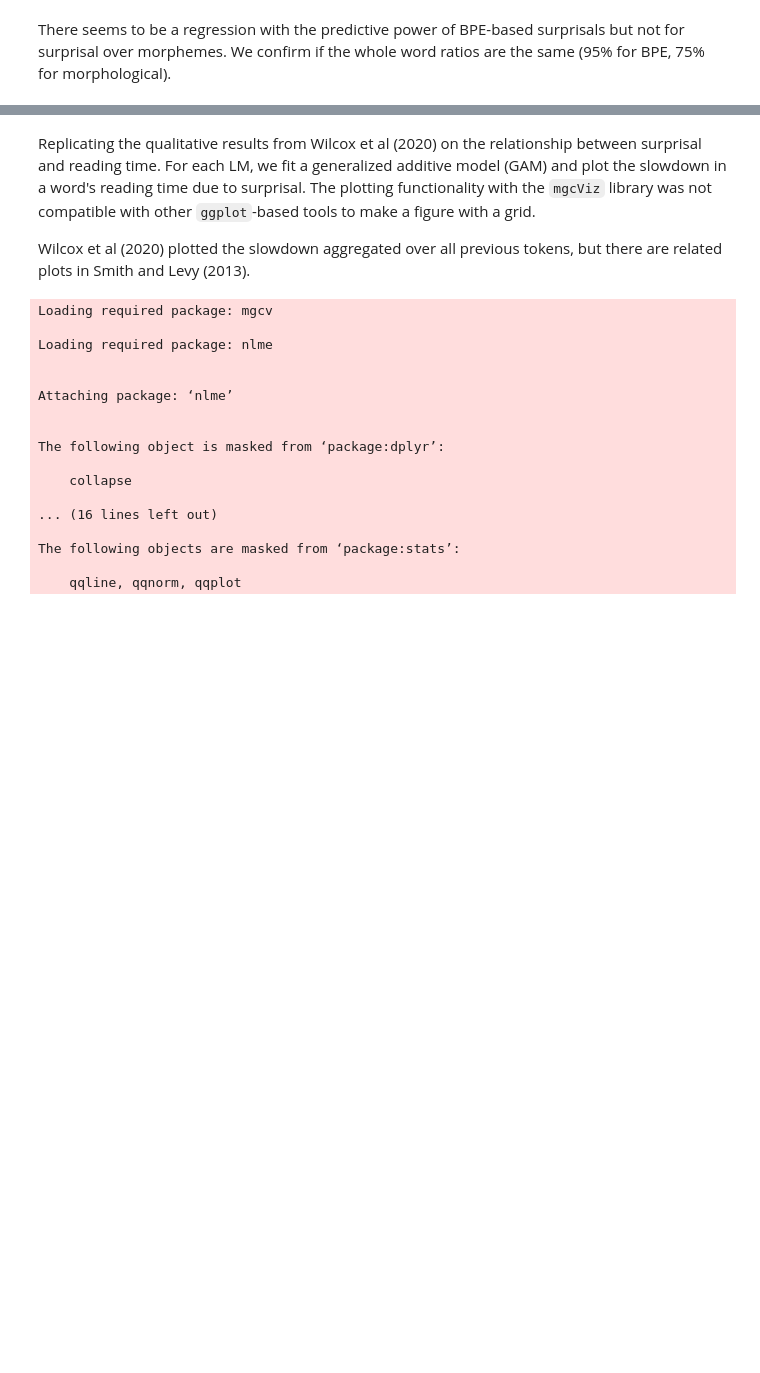
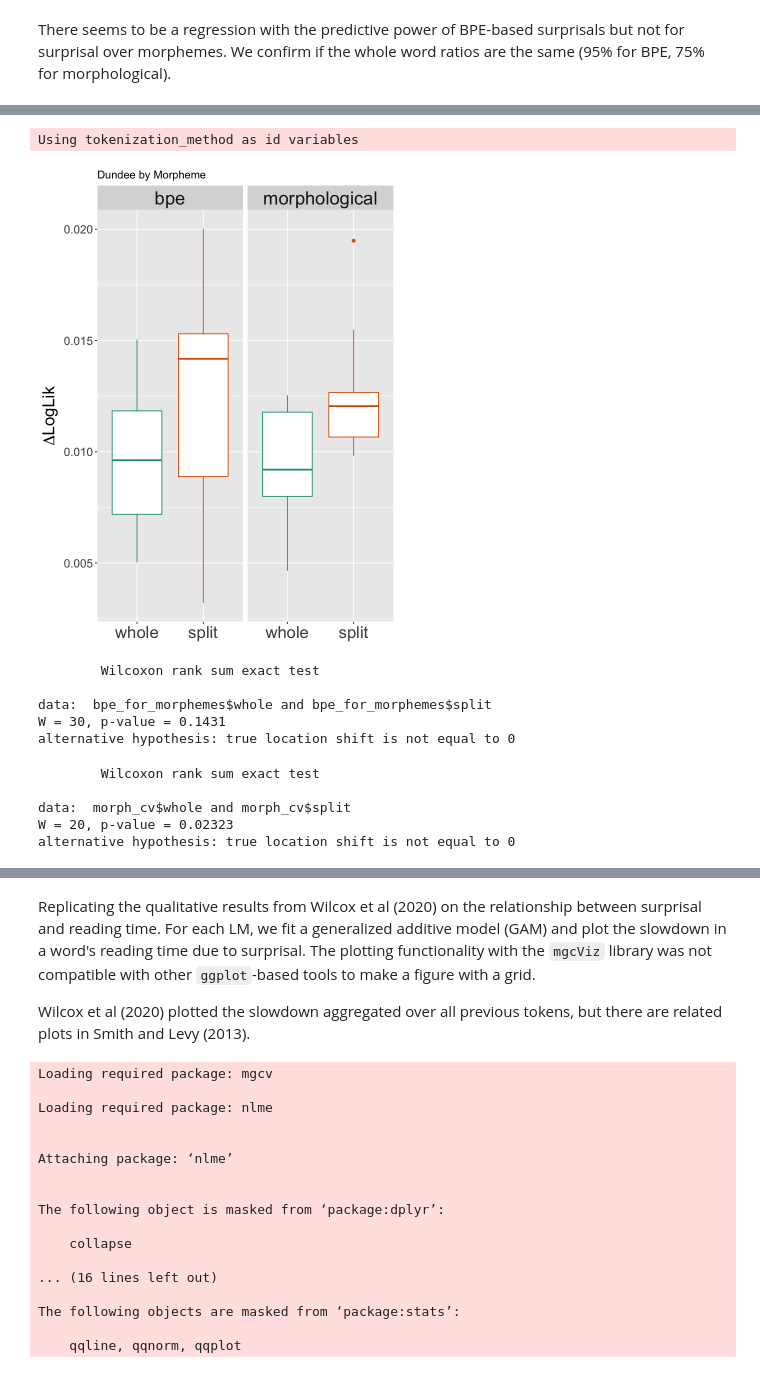
Before and after one commit to sathvikn/dl-psych-tokenization, a Jupyter notebook: regression_analysis.ipynb, the cells around one changed output, grey strips where cells are left out. Drawn from its saved outputs; the diff is of its cells as text; code cells hidden in the pictures; blank space fills up the shorter version.

Commit message:
controlling for set of words in whole/split analysis

```diff
--- a/regression_analysis.ipynb
+++ b/regression_analysis.ipynb
@@ -482,0 +499,8 @@ alternative hypothesis: true location shift is greater than 0
+# %%
+is_split <- function(uid, df) {
+    subset(df, token_uid == uid)$num_tokens > 1
+}
+# %%
+dundee_bpe$morph_split <- lapply(dundee_bpe$token_uid, is_split, df = dundee_morph)
+# %%
+dundee_morph$bpe_split <- lapply(dundee_morph$token_uid, is_split, df = dundee_bpe)
@@ -482,0 +511,37 @@ alternative hypothesis: true location shift is greater than 0
+# %%
+bpe_split_morphemes <- filter(dundee_bpe, morph_split == TRUE)
+bpe_one_morpheme <- filter(dundee_bpe, morph_split == FALSE)
+shuffled_split <- sample(nrow(bpe_split_morphemes))
+shuffled_whole <- sample(nrow(bpe_one_morpheme))
+bpe_for_morphemes <- data.frame(whole = cross_validate(bpe_one_morpheme, shuffled_whole, et_control_formula, et_surprisal_formula),
+          split = cross_validate(bpe_split_morphemes, shuffled_split, et_control_formula, et_surprisal_formula),
+        tokenization_method = "bpe")
+morph_cv <- cv_by_split(dundee_morph, et_control_formula, et_surprisal_formula, "morphological")
+
+combined_cv <- rbind(bpe_for_morphemes, morph_cv)
+combined_cv <- melt(combined_cv) %>% rename(split = variable)
+plt <- ggplot(combined_cv, aes(x = split, y = value, color = split)) + geom_boxplot()
+plt <- plt + ylab(expression(paste(Delta, "LogLik"))) + ggtitle("Dundee by Morpheme")
+theme <- theme(axis.title = element_text(size = 20), axis.title.x = element_blank(), axis.text.x = element_text(size = 20),
+               axis.text.y = element_text(size = 14),
+               strip.text.x = element_text(size = 22), legend.position = "none")
+plt + facet_grid(. ~tokenization_method) + theme + labs(fill = "tokenization_method") + scale_color_brewer(palette = "Dark2")
+# %% [output]
+Using tokenization_method as id variables
+[figure, added]
+# %%
+wilcox.test(bpe_for_morphemes$whole, bpe_for_morphemes$split)
+# %% [output]
+        Wilcoxon rank sum exact test
+
+data:  bpe_for_morphemes$whole and bpe_for_morphemes$split
+W = 30, p-value = 0.1431
+alternative hypothesis: true location shift is not equal to 0
+# %%
+wilcox.test(morph_cv$whole, morph_cv$split)
+# %% [output]
+        Wilcoxon rank sum exact test
+
+data:  morph_cv$whole and morph_cv$split
+W = 20, p-value = 0.02323
+alternative hypothesis: true location shift is not equal to 0
```
Also changed, not shown: parts of 28 cells of this notebook.
